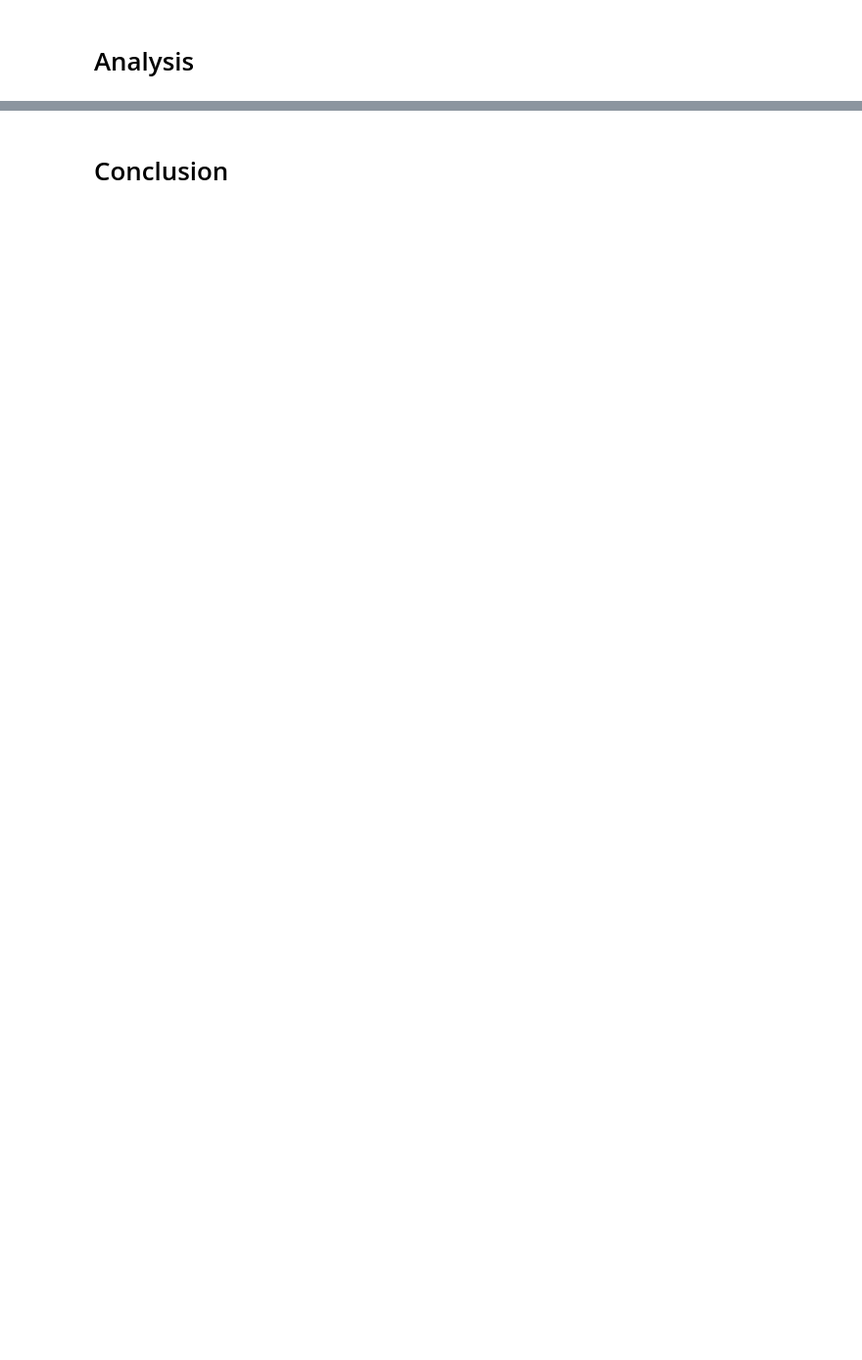
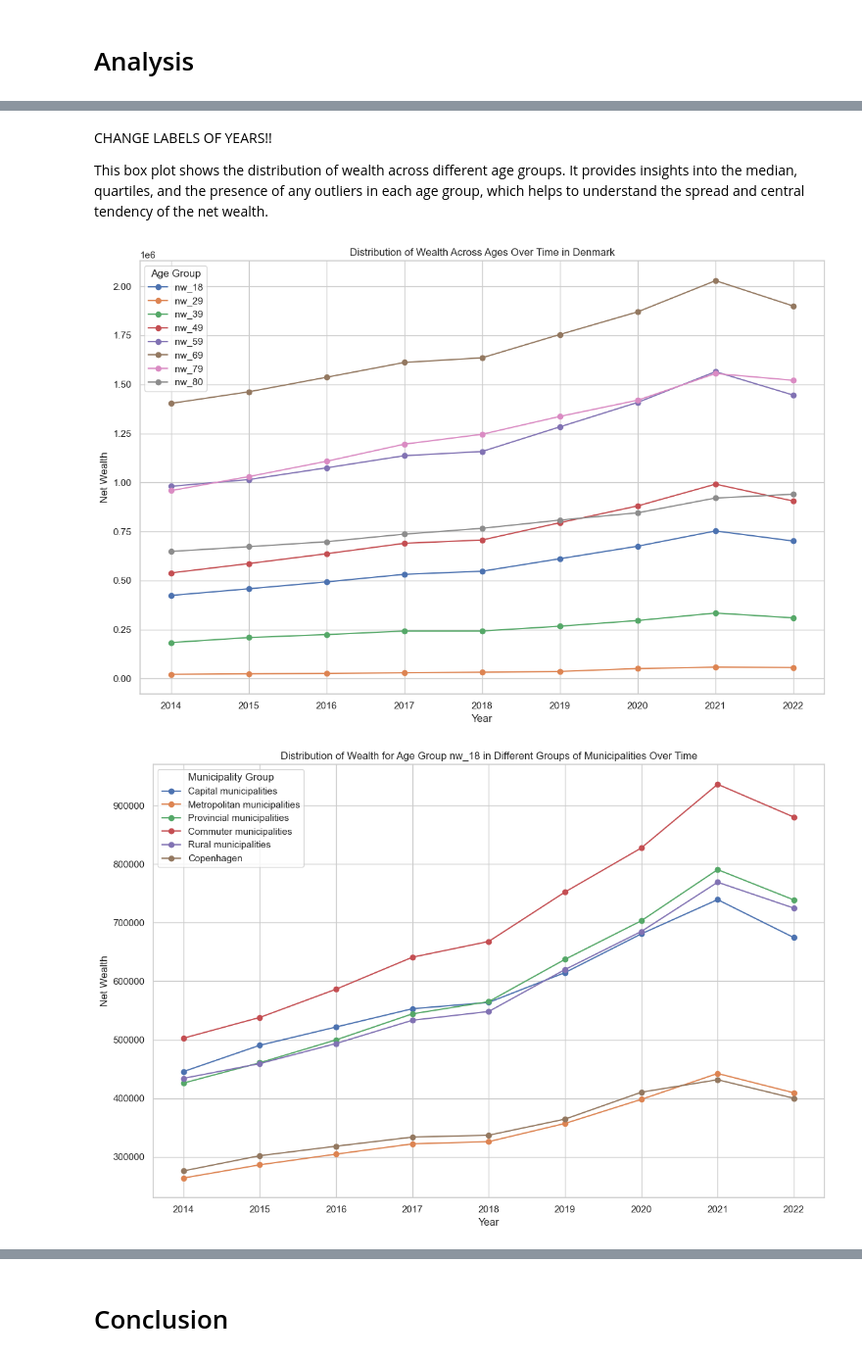
Before and after one commit to NumEconCopenhagen/projects-2024-petra-maritza-noah, a Jupyter notebook: dataproject/Noah.ipynb, the cells around one changed output, grey strips where cells are left out. Shown at 98% size. Drawn from its saved outputs; the diff is of its cells as text; code cells hidden in the pictures; blank space fills up the shorter version.

```diff
--- a/dataproject/Noah.ipynb
+++ b/dataproject/Noah.ipynb
@@ -278,0 +209,46 @@ nw_long
+# %% [markdown]
+CHANGE LABELS OF YEARS!!
+
+This box plot shows the distribution of wealth across different age groups. It provides insights into the median, quartiles, and the presence of any outliers in each age group, which helps to understand the spread and central tendency of the net wealth.
+# %%
+import matplotlib.pyplot as plt
+import pandas as pd
+
+# First graph: Distribution of wealth across ages + time
+# Filter the DataFrame for 'All Denmark' to focus on age groups across the entire country
+nw_denmark = nw_long[nw_long['location'] == 'All Denmark']
+
+plt.figure(figsize=(12, 8))
+for age_group in nw_denmark['age_group'].unique():
+    # Select data for each age group
+    data = nw_denmark[nw_denmark['age_group'] == age_group]
+    plt.plot(data['year'], data['net_wealth'], marker='o', label=age_group)
+
+plt.title('Distribution of Wealth Across Ages Over Time in Denmark')
+plt.xlabel('Year')
+plt.ylabel('Net Wealth')
+plt.legend(title='Age Group')
+plt.grid(True)
+plt.tight_layout()
+plt.show()
+
+# Second graph: Distribution of wealth in different groups of municipalities for 'nw_18' age group
+# Filter for 'nw_18' age group across all municipalities
+nw_age_18 = nw_long[(nw_long['location'] != 'All Denmark') & (nw_long['age_group'] == 'nw_18')]
+
+plt.figure(figsize=(12, 8))
+for location in nw_age_18['location'].unique():
+    # Select data for each municipality group
+    data = nw_age_18[nw_age_18['location'] == location]
+    plt.plot(data['year'], data['net_wealth'], marker='o', label=location)
+
+plt.title('Distribution of Wealth for Age Group nw_18 in Different Groups of Municipalities Over Time')
+plt.xlabel('Year')
+plt.ylabel('Net Wealth')
+plt.legend(title='Municipality Group')
+plt.grid(True)
+plt.tight_layout()
+plt.show()
+# %% [output]
+[figure, added]
+[figure, added]
```
Also changed, not shown: parts of 19 cells of this notebook.
